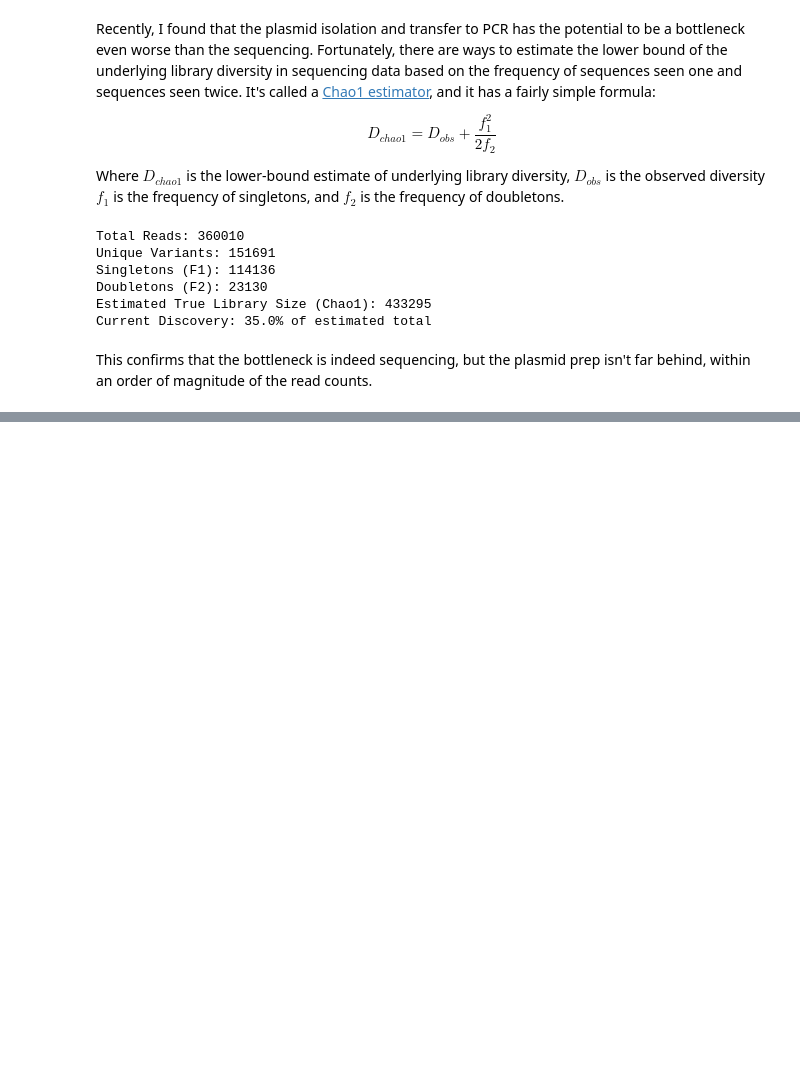
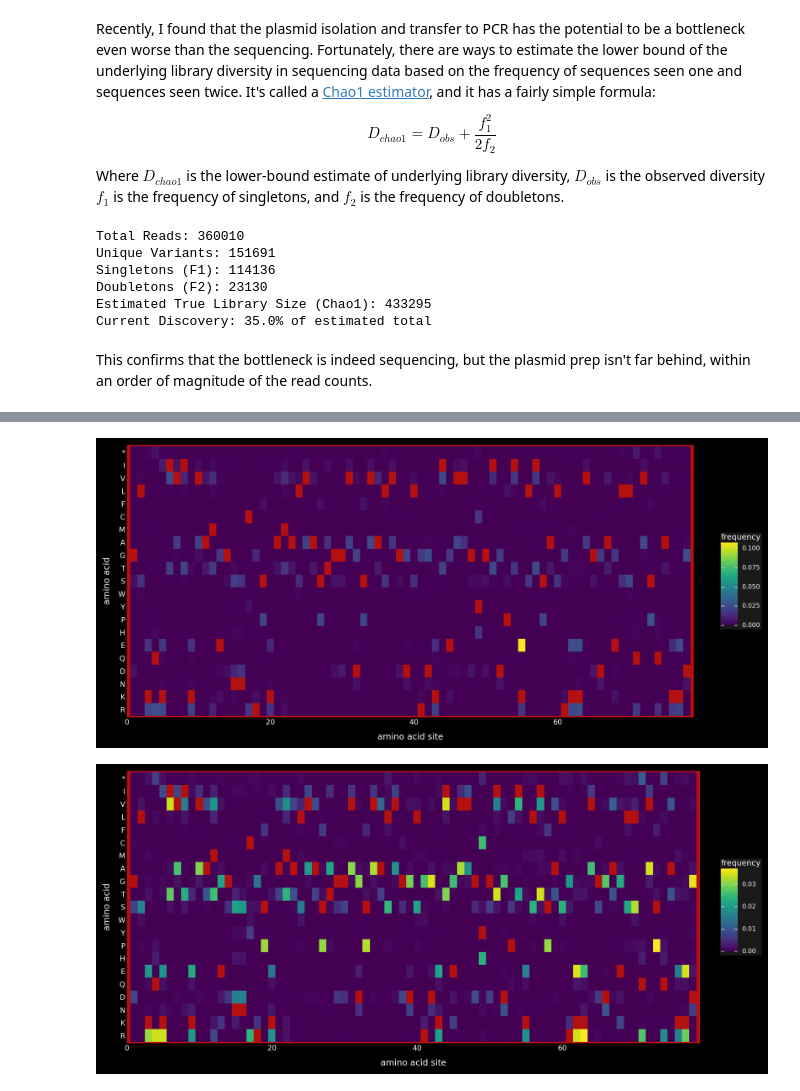
Before and after one commit to odgarrett/simulating-variant-effect-screens, a Jupyter notebook: library_analysis.ipynb, the cells around one changed output, grey strips where cells are left out. Saved outputs shown, nothing was run; the diff lists cells and outputs as text; code cells hidden in the pictures; blank space fills up the shorter version.

```diff
--- a/library_analysis.ipynb
+++ b/library_analysis.ipynb
@@ -250,0 +275,27 @@ This confirms that the bottleneck is indeed sequencing, but the plasmid prep isn
+# %%
+import plotnine as p9
+
+# Set dark mode theme for plotnine
+theme_dark = p9.theme_minimal() + p9.theme(
+    figure_size=(13, 6),
+    plot_background=p9.element_rect(fill="#000000", colour='#000000'),
+    panel_background=p9.element_rect(fill="#B51010", colour='#B51010'),
+    panel_grid_major=p9.element_line(colour='#B51010'),
+    panel_grid_minor=p9.element_line(colour='#B51010'),
+    axis_text=p9.element_text(colour='white', size=10),
+    axis_title=p9.element_text(colour='white', size=12),
+    legend_background=p9.element_rect(fill='#1a1a1a', colour='#1a1a1a'),
+    legend_text=p9.element_text(colour='white'),
+    legend_title=p9.element_text(colour='white')
+)
+
+# Create the heatmap with samples='all'
+plot1 = variant_table.plotMutHeatmap('all', 'aa', count_or_frequency='frequency', widthscale=4, heightscale=3) + theme_dark
+plot1.show()
+
+# Create the heatmap with samples=None
+plot2 = variant_table.plotMutHeatmap('all', 'aa', count_or_frequency='frequency', widthscale=4, heightscale=3, samples=None) + theme_dark
+plot2.show()
+# %% [output]
+[figure, added]
+[figure, added]
```
Also changed, not shown: parts of 2 cells of this notebook, 1 other file.
